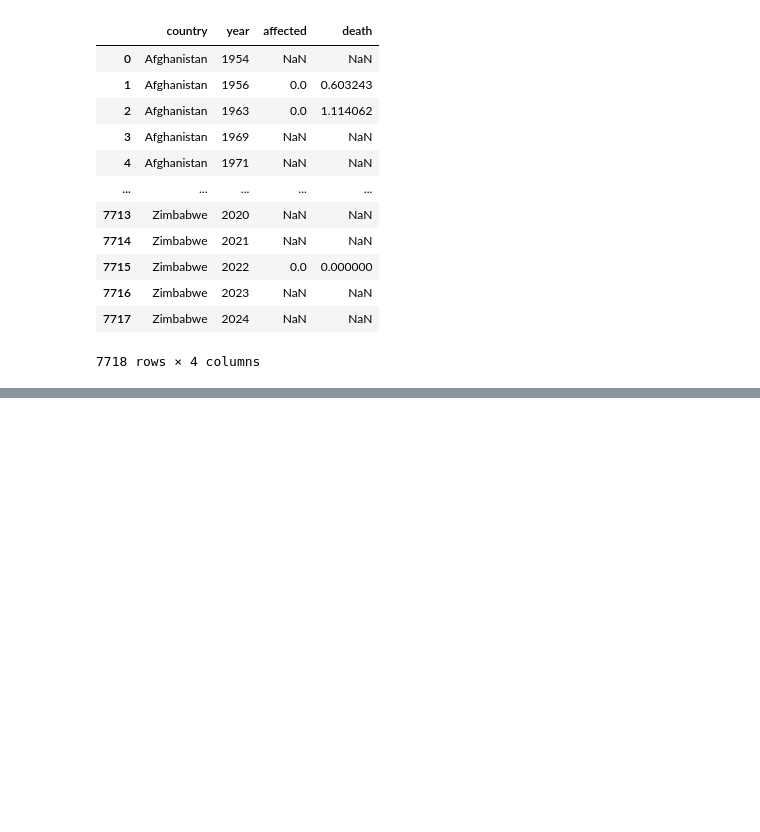
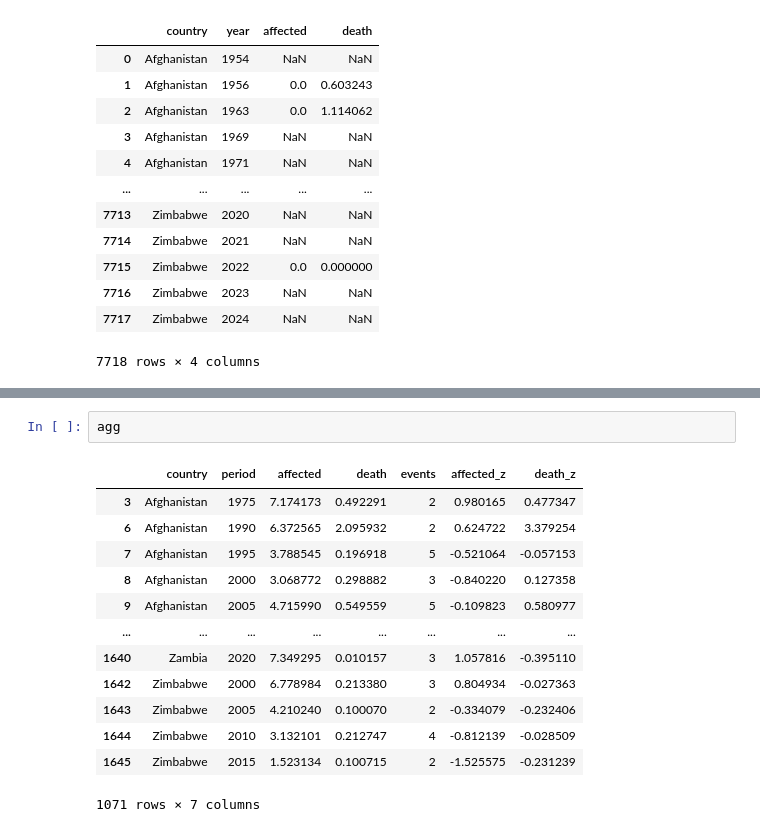
Before and after one commit to NazmulHayat/Climate-Impact-Index, a Jupyter notebook: notebook/flood_data_clean.ipynb, the cells around one changed output, grey strips where cells are left out. Cells and saved outputs as stored; diff of their text form; blank space fills up the shorter version.

```diff
--- a/notebook/flood_data_clean.ipynb
+++ b/notebook/flood_data_clean.ipynb
@@ -95,0 +229,16 @@ flood_df.drop
+# %%
+agg
+# %% [output]
+|  | country | period | affected | death | events | affected_z | death_z |
+| 3 | Afghanistan | 1975 | 7.174173 | 0.492291 | 2 | 0.980165 | 0.477347 |
+| 6 | Afghanistan | 1990 | 6.372565 | 2.095932 | 2 | 0.624722 | 3.379254 |
+| 7 | Afghanistan | 1995 | 3.788545 | 0.196918 | 5 | -0.521064 | -0.057153 |
+| 8 | Afghanistan | 2000 | 3.068772 | 0.298882 | 3 | -0.840220 | 0.127358 |
+| 9 | Afghanistan | 2005 | 4.715990 | 0.549559 | 5 | -0.109823 | 0.580977 |
+| ... | ... | ... | ... | ... | ... | ... | ... |
+| 1640 | Zambia | 2020 | 7.349295 | 0.010157 | 3 | 1.057816 | -0.395110 |
+| 1642 | Zimbabwe | 2000 | 6.778984 | 0.213380 | 3 | 0.804934 | -0.027363 |
+| 1643 | Zimbabwe | 2005 | 4.210240 | 0.100070 | 2 | -0.334079 | -0.232406 |
+| 1644 | Zimbabwe | 2010 | 3.132101 | 0.212747 | 4 | -0.812139 | -0.028509 |
+| 1645 | Zimbabwe | 2015 | 1.523134 | 0.100715 | 2 | -1.525575 | -0.231239 |
+1071 rows × 7 columns
```
Also changed, not shown: parts of 15 cells of this notebook, 11 other files.
